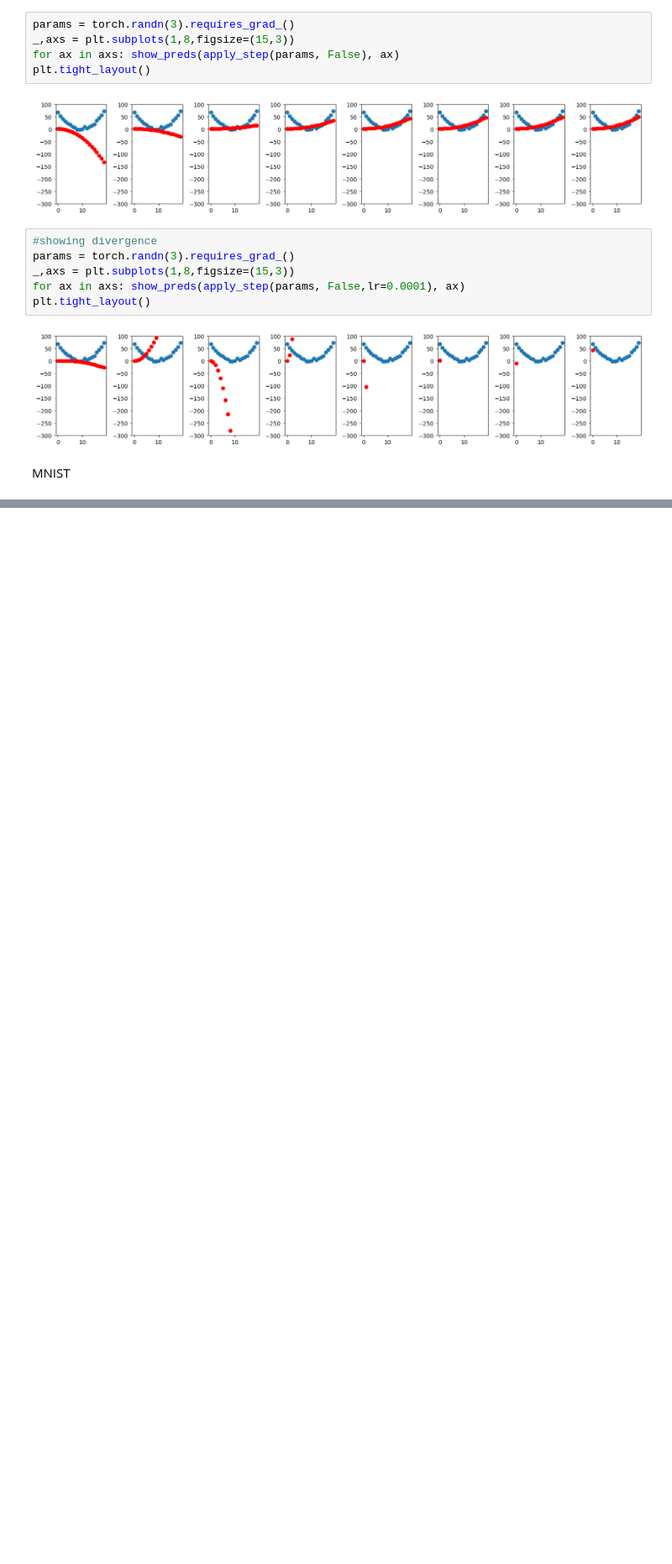
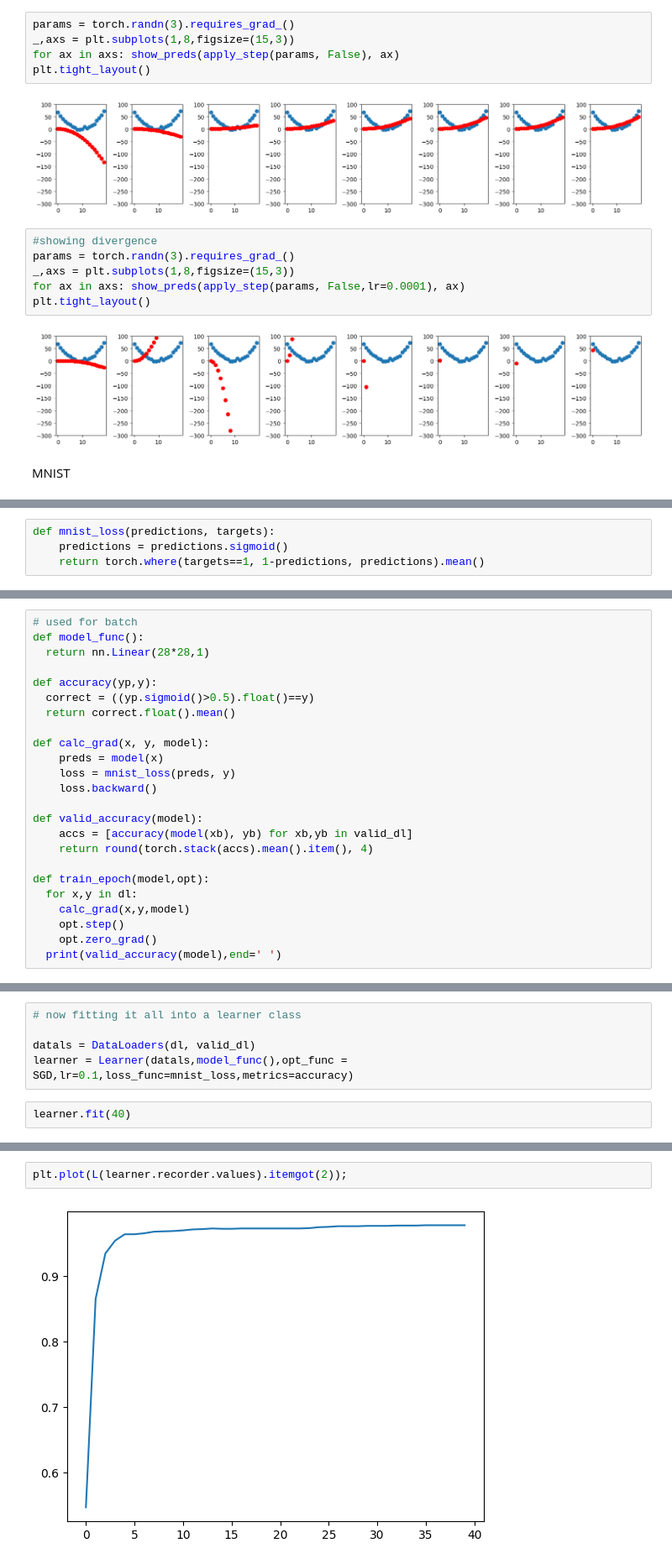
Before and after one commit to 96jhasuraj/LearnAI, a Jupyter notebook: fast_ai_lessons/Fast_ai_Lesson4_book_chapter4_bcs_sgd.ipynb, the cells around one changed output, grey strips where cells are left out. Shown at 84% size. Cells and saved outputs as stored; diff of their text form; blank space fills up the shorter version.

```diff
--- a/fast_ai_lessons/Fast_ai_Lesson4_book_chapter4_bcs_sgd.ipynb
+++ b/fast_ai_lessons/Fast_ai_Lesson4_book_chapter4_bcs_sgd.ipynb
@@ -307,0 +388,4 @@ torch.Size([60000, 784])
+# %%
+def mnist_loss(predictions, targets):
+    predictions = predictions.sigmoid()
+    return torch.where(targets==1, 1-predictions, predictions).mean()
@@ -307,0 +440,24 @@ torch.Size([60000, 784])
+# %%
+# used for batch
+def model_func():
+  return nn.Linear(28*28,1)
+
+def accuracy(yp,y):
+  correct = ((yp.sigmoid()>0.5).float()==y)
+  return correct.float().mean()
+
+def calc_grad(x, y, model):
+    preds = model(x)
+    loss = mnist_loss(preds, y)
+    loss.backward()
+
+def valid_accuracy(model):
+    accs = [accuracy(model(xb), yb) for xb,yb in valid_dl]
+    return round(torch.stack(accs).mean().item(), 4)
+
+def train_epoch(model,opt):
+  for x,y in dl:
+    calc_grad(x,y,model)
+    opt.step()
+    opt.zero_grad()
+  print(valid_accuracy(model),end=' ')
@@ -307,0 +484,7 @@ torch.Size([60000, 784])
+# %%
+# now fitting it all into a learner class
+
+datals = DataLoaders(dl, valid_dl)
+learner = Learner(datals,model_func(),opt_func = SGD,lr=0.1,loss_func=mnist_loss,metrics=accuracy)
+# %%
+learner.fit(40)
@@ -307,0 +509,4 @@ torch.Size([60000, 784])
+# %%
+plt.plot(L(learner.recorder.values).itemgot(2));
+# %% [output]
+[figure, added]
```
Also changed, not shown: parts of 27 cells of this notebook.
